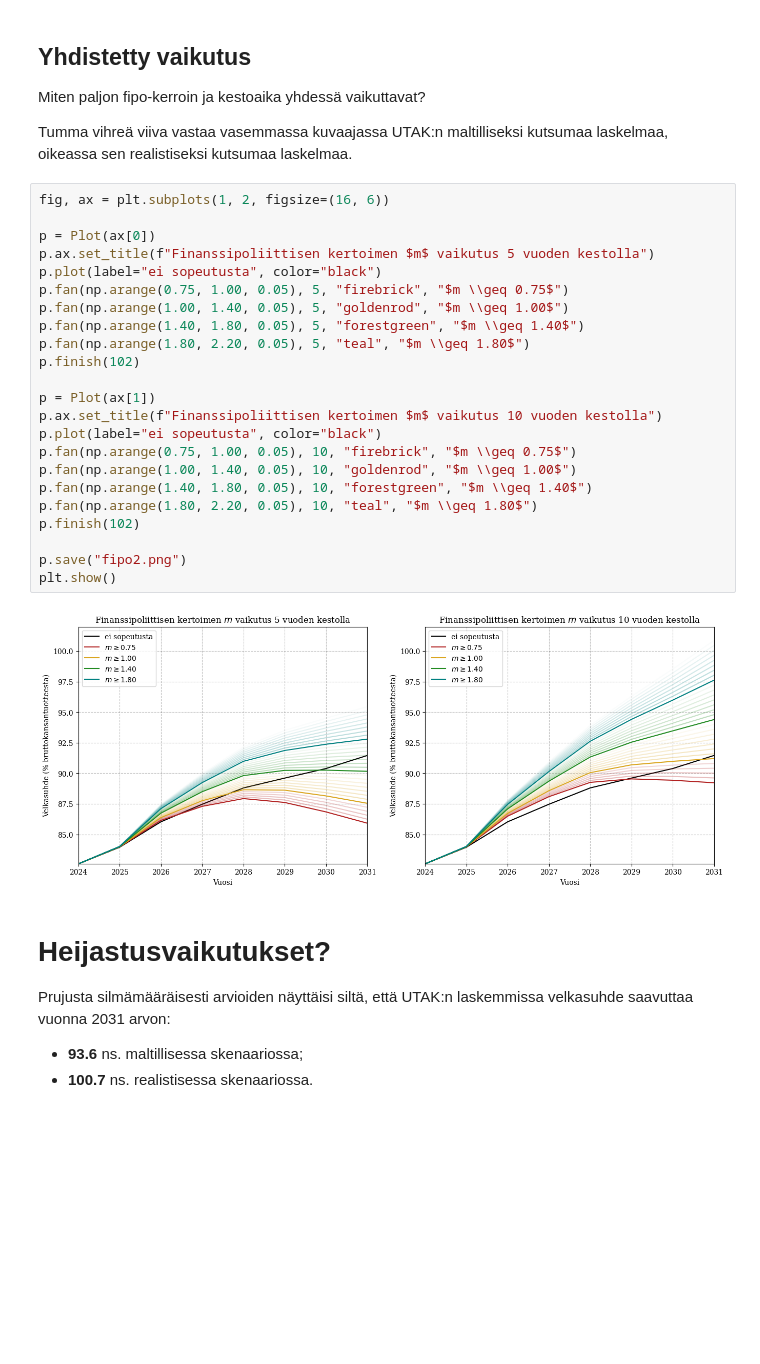
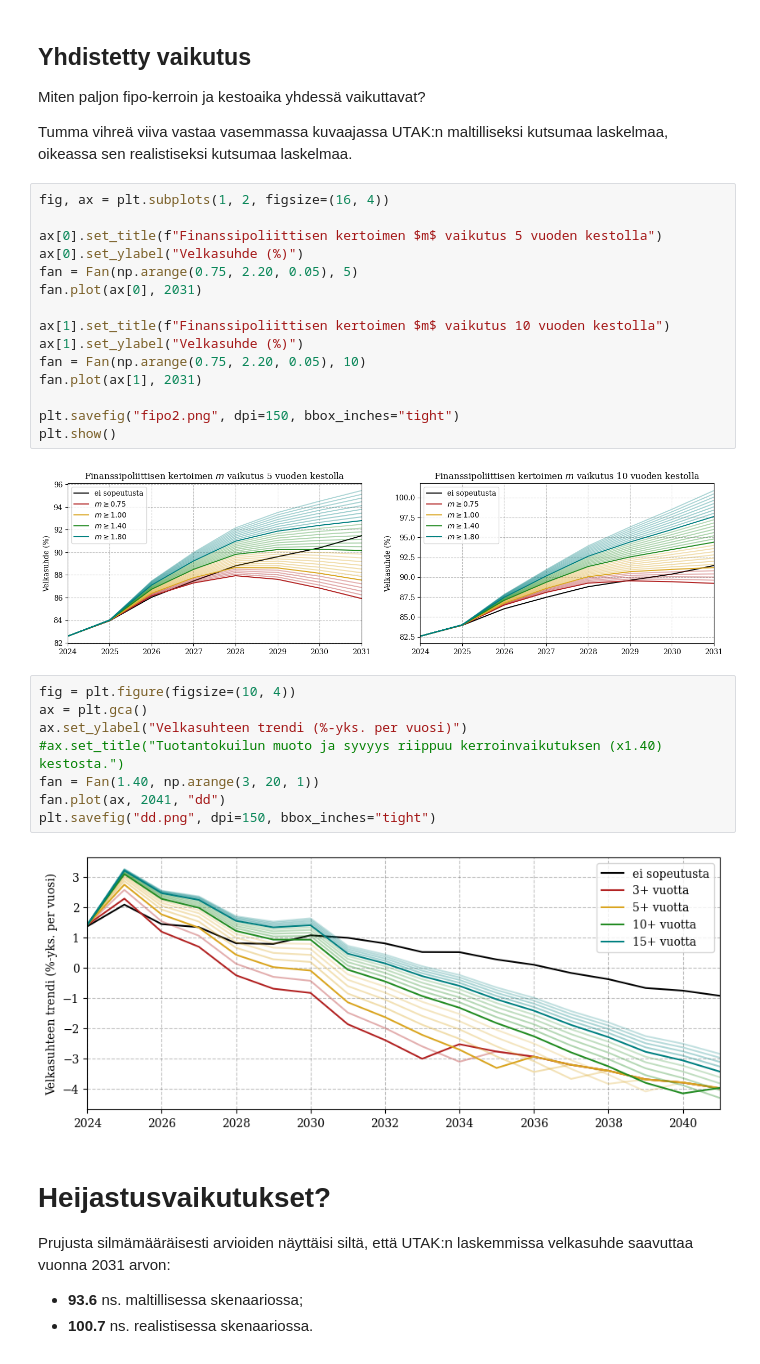
Before and after one commit to lippinj/eu-dsa, a Jupyter notebook: code/Sopeutuksen vaikutukset.ipynb, the cells around one changed output. Drawn from its saved outputs; the diff is of its cells as text; blank space fills up the shorter version.

```diff
--- a/code/Sopeutuksen vaikutukset.ipynb
+++ b/code/Sopeutuksen vaikutukset.ipynb
@@ -106,30 +145,32 @@ Miten paljon fipo-kerroin ja kestoaika yhdessä vaikuttavat?
 
 Tumma vihreä viiva vastaa vasemmassa kuvaajassa UTAK:n maltilliseksi kutsumaa laskelmaa, oikeassa sen realistiseksi kutsumaa laskelmaa.
 # %%
-fig, ax = plt.subplots(1, 2, figsize=(16, 6))
+fig, ax = plt.subplots(1, 2, figsize=(16, 4))
 
-p = Plot(ax[0])
-p.ax.set_title(f"Finanssipoliittisen kertoimen $m$ vaikutus 5 vuoden kestolla")
-p.plot(label="ei sopeutusta", color="black")
-p.fan(np.arange(0.75, 1.00, 0.05), 5, "firebrick", "$m \\geq 0.75$")
-p.fan(np.arange(1.00, 1.40, 0.05), 5, "goldenrod", "$m \\geq 1.00$")
-p.fan(np.arange(1.40, 1.80, 0.05), 5, "forestgreen", "$m \\geq 1.40$")
-p.fan(np.arange(1.80, 2.20, 0.05), 5, "teal", "$m \\geq 1.80$")
-p.finish(102)
+ax[0].set_title(f"Finanssipoliittisen kertoimen $m$ vaikutus 5 vuoden kestolla")
+ax[0].set_ylabel("Velkasuhde (%)")
+fan = Fan(np.arange(0.75, 2.20, 0.05), 5)
+fan.plot(ax[0], 2031)
 
-p = Plot(ax[1])
-p.ax.set_title(f"Finanssipoliittisen kertoimen $m$ vaikutus 10 vuoden kestolla")
-p.plot(label="ei sopeutusta", color="black")
-p.fan(np.arange(0.75, 1.00, 0.05), 10, "firebrick", "$m \\geq 0.75$")
-p.fan(np.arange(1.00, 1.40, 0.05), 10, "goldenrod", "$m \\geq 1.00$")
-p.fan(np.arange(1.40, 1.80, 0.05), 10, "forestgreen", "$m \\geq 1.40$")
-p.fan(np.arange(1.80, 2.20, 0.05), 10, "teal", "$m \\geq 1.80$")
-p.finish(102)
+ax[1].set_title(f"Finanssipoliittisen kertoimen $m$ vaikutus 10 vuoden kestolla")
+ax[1].set_ylabel("Velkasuhde (%)")
+fan = Fan(np.arange(0.75, 2.20, 0.05), 10)
+fan.plot(ax[1], 2031)
 
-p.save("fipo2.png")
+plt.savefig("fipo2.png", dpi=150, bbox_inches="tight")
 plt.show()
 # %% [output]
-[figure, old version]
+[figure, new version]
+# %%
+fig = plt.figure(figsize=(10, 4))
+ax = plt.gca()
+ax.set_ylabel("Velkasuhteen trendi (%-yks. per vuosi)")
+#ax.set_title("Tuotantokuilun muoto ja syvyys riippuu kerroinvaikutuksen (x1.40) kestosta.")
+fan = Fan(1.40, np.arange(3, 20, 1))
+fan.plot(ax, 2041, "dd")
+plt.savefig("dd.png", dpi=150, bbox_inches="tight")
+# %% [output]
+[figure, added]
 # %% [markdown]
 # Heijastusvaikutukset?
 
```
Also changed, not shown: parts of 5 cells of this notebook.
